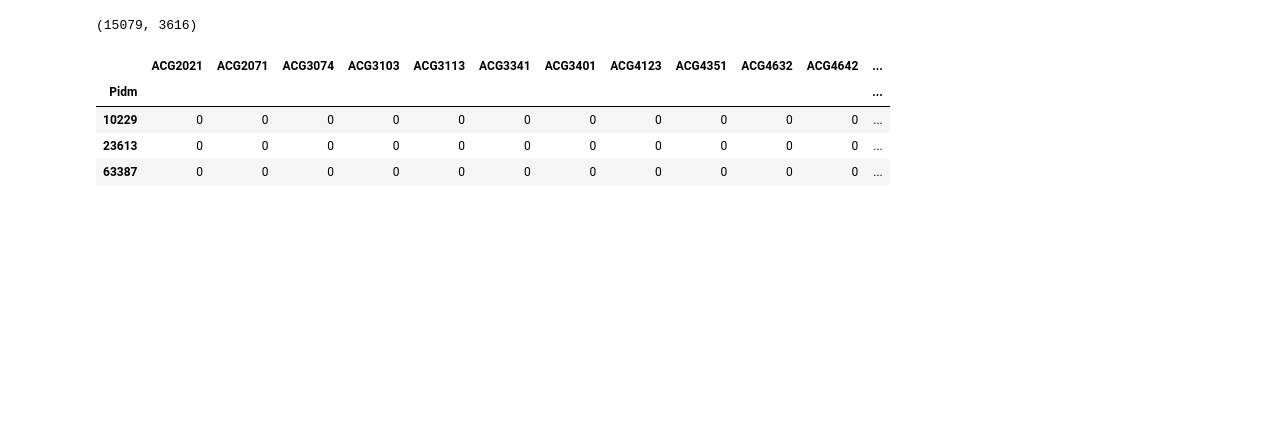
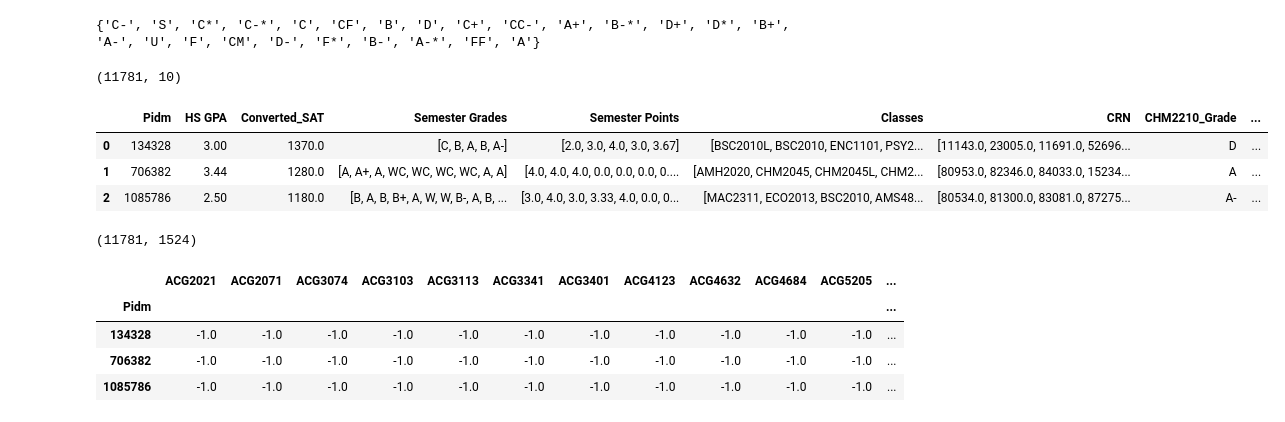
Before and after one commit to ArtKrutsko/CIS4915, a Jupyter notebook: ML_data_prep.ipynb, the cells around one changed output. Drawn from its saved outputs; the diff is of its cells as text; code cells hidden in the pictures; blank space fills up the shorter version.

Commit message:
Created vectorized inputs

```diff
--- a/ML_data_prep.ipynb
+++ b/ML_data_prep.ipynb
@@ -66,0 +13,2 @@ df['CRN'] = df['CRN'].apply(ast.literal_eval)
+# %%
+TARGET_CLASS = "CHM2210"
@@ -67,5 +21,7 @@ df['CRN'] = df['CRN'].apply(ast.literal_eval)
 # %%
-Pidms_with_CHM2210 = df[df['Classes'].apply(lambda x: 'CHM2210' in x)]['Pidm'].unique()
-df = df[df['Pidm'].isin(Pidms_with_CHM2210)]
+# find all people who took class
+Pidms_with_TARGET_CLASS = df[df['Classes'].apply(lambda x: TARGET_CLASS in x)]['Pidm'].unique()
+df = df[df['Pidm'].isin(Pidms_with_TARGET_CLASS)]
+df = df[['Pidm', 'Semester', 'HS GPA', 'Converted_SAT', 'Semester Points', 'Semester Grades', 'CRN', 'Classes']]
 df.head(4)
 # %% [output]
@@ -108 +46,17 @@ final_df = df.merge(chm2210_grades, on='Pidm')
+# %%
+# find grades/points for TARGET_CLASS and output it to a new column
+def find_class_grades(student_df):
+    for _, row in student_df.iterrows():
+        if TARGET_CLASS in row['Classes']:
+            index = row['Classes'].index(TARGET_CLASS)
+            return row['Semester Points'][index], row['Semester Grades'][index]
+    return None, None
+
+class_grades = filtered_df.groupby('Pidm').apply(lambda x: find_class_grades(x)).apply(pd.Series)
+class_grades.columns = [f'{TARGET_CLASS}_Points', f'{TARGET_CLASS}_Grade']
+
+final_df = filtered_df.merge(class_grades, on='Pidm')
+
+# filter out these grades
+final_df = final_df[~final_df[f'{TARGET_CLASS}_Grade'].isin(['WE', 'IF', 'W', 'WC'])]
 # %%
@@ -170,24 +97,37 @@ groupped_df.head(5)
 # %%
 all_classes = sorted(set(chain.from_iterable(groupped_df['Classes'])))
 
-def create_one_hot(classes, all_classes):
-    one_hot_vector = [0] * len(all_classes)
-    for class_name in classes:
+def create_one_hot(classes, points, all_classes):
+    one_hot_vector = [-1] * len(all_classes)
+    for class_name, point in zip(classes, points):
         if class_name in all_classes:
-            one_hot_vector[all_classes.index(class_name)] = 1
+            one_hot_vector[all_classes.index(class_name)] = point
     return one_hot_vector
 
-groupped_df['One_Hot_Classes'] = groupped_df['Classes'].apply(lambda x: create_one_hot(x, all_classes))
-
+groupped_df['One_Hot_Classes'] = groupped_df.apply(
+    lambda row: create_one_hot(row['Classes'], row['Semester Points'], all_classes), axis=1
+)
 
 one_hot_df = pd.DataFrame(groupped_df['One_Hot_Classes'].tolist(), columns=all_classes, index=groupped_df['Pidm'])
+# %%
+print(set(groupped_df["CHM2210_Grade"]))
+# %% [output]
+{'C-', 'S', 'C*', 'C-*', 'C', 'CF', 'B', 'D', 'C+', 'CC-', 'A+', 'B-*', 'D+', 'D*', 'B+', 'A-', 'U', 'F', 'CM', 'D-', 'F*', 'B-', 'A-*', 'FF', 'A'}
 # %%
+print(groupped_df.shape)
+display(groupped_df.head(3))
+
 print(one_hot_df.shape)
-one_hot_df.head(3)
+display(one_hot_df.head(3))
 # %% [output]
-(15079, 3616)
+(11781, 10)
-|  | ACG2021 | ACG2071 | ACG3074 | ACG3103 | ACG3113 | ACG3341 | ACG3401 | ACG4123 | ACG4351 | ACG4632 | ACG4642 | ... |
-| Pidm |  |  |  |  |  |  |  |  |  |  |  | ... |
-| 10229 | 0 | 0 | 0 | 0 | 0 | 0 | 0 | 0 | 0 | 0 | 0 | ... |
-| 23613 | 0 | 0 | 0 | 0 | 0 | 0 | 0 | 0 | 0 | 0 | 0 | ... |
-| 63387 | 0 | 0 | 0 | 0 | 0 | 0 | 0 | 0 | 0 | 0 | 0 | ... |
+|  | Pidm | HS GPA | Converted_SAT | Semester Grades | Semester Points | Classes | CRN | CHM2210_Grade | ... |
+| 0 | 134328 | 3.00 | 1370.0 | [C, B, A, B, A-] | [2.0, 3.0, 4.0, 3.0, 3.67] | [BSC2010L, BSC2010, ENC1101, PSY2... | [11143.0, 23005.0, 11691.0, 52696... | D | ... |
+| 1 | 706382 | 3.44 | 1280.0 | [A, A+, A, WC, WC, WC, WC, A, A] | [4.0, 4.0, 4.0, 0.0, 0.0, 0.0, 0.... | [AMH2020, CHM2045, CHM2045L, CHM2... | [80953.0, 82346.0, 84033.0, 15234... | A | ... |
+| 2 | 1085786 | 2.50 | 1180.0 | [B, A, B, B+, A, W, W, B-, A, B, ... | [3.0, 4.0, 3.0, 3.33, 4.0, 0.0, 0... | [MAC2311, ECO2013, BSC2010, AMS48... | [80534.0, 81300.0, 83081.0, 87275... | A- | ... |
+(11781, 1524)
+|  | ACG2021 | ACG2071 | ACG3074 | ACG3103 | ACG3113 | ACG3341 | ACG3401 | ACG4123 | ACG4632 | ACG4684 | ACG5205 | ... |
+| Pidm |  |  |  |  |  |  |  |  |  |  |  | ... |
+| 134328 | -1.0 | -1.0 | -1.0 | -1.0 | -1.0 | -1.0 | -1.0 | -1.0 | -1.0 | -1.0 | -1.0 | ... |
+| 706382 | -1.0 | -1.0 | -1.0 | -1.0 | -1.0 | -1.0 | -1.0 | -1.0 | -1.0 | -1.0 | -1.0 | ... |
+| 1085786 | -1.0 | -1.0 | -1.0 | -1.0 | -1.0 | -1.0 | -1.0 | -1.0 | -1.0 | -1.0 | -1.0 | ... |
```
Also changed, not shown: parts of 8 cells of this notebook.
